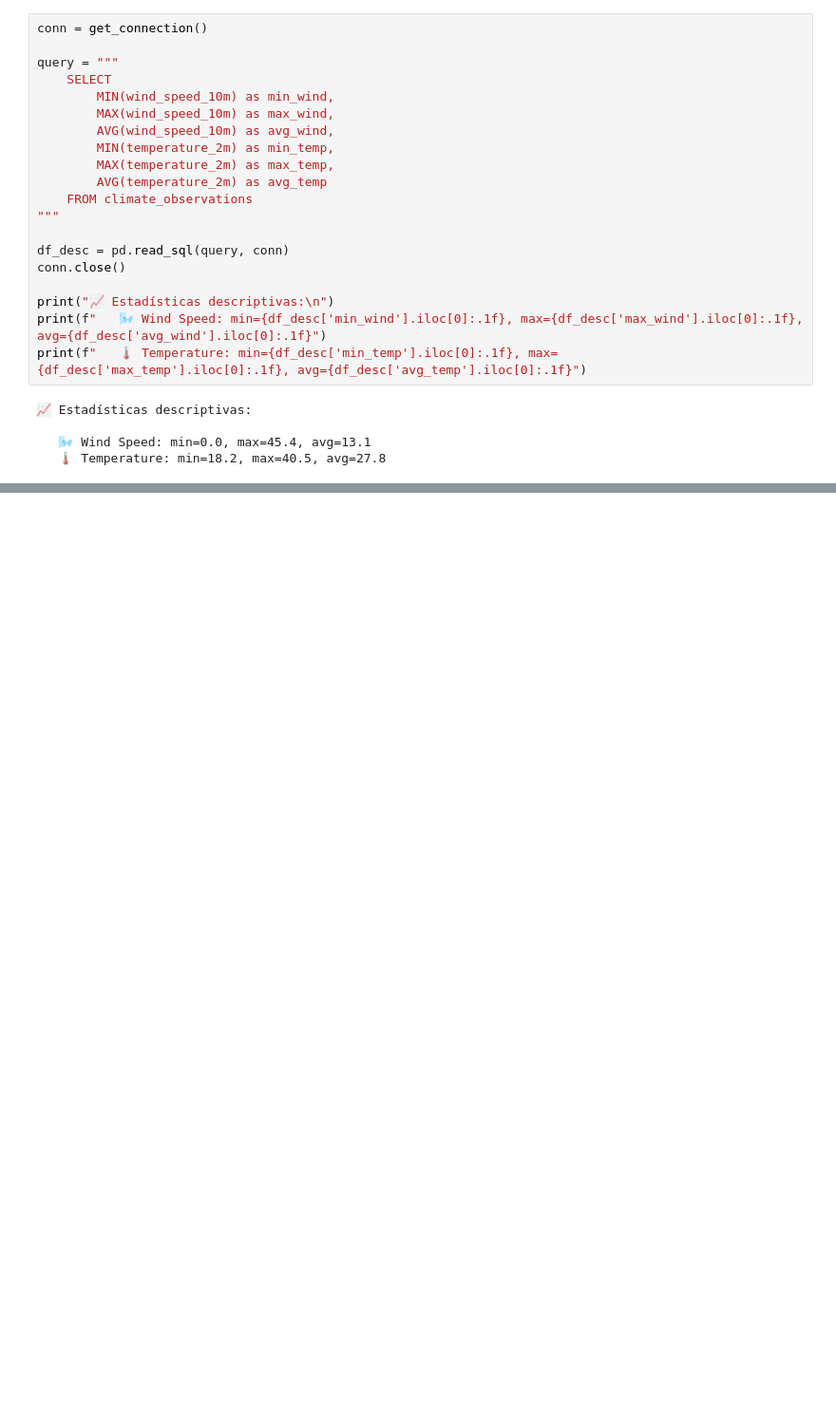
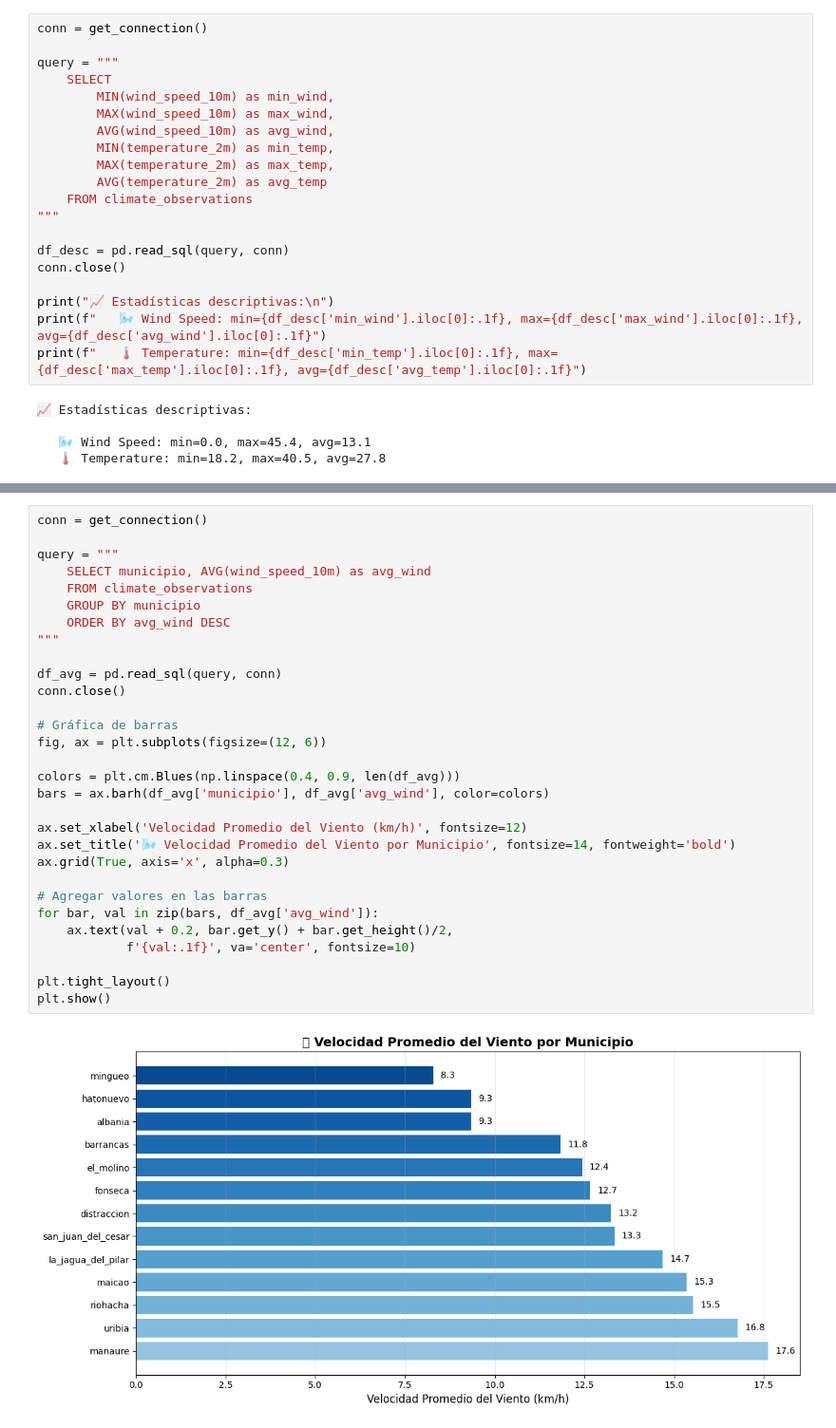
Before and after one commit to ealeongomez/GuajiraClimateAgents, a Jupyter notebook: notebooks/08_checkDB.ipynb, the cells around one changed output, grey strips where cells are left out. Shown at 95% size. Cells and saved outputs as stored; diff of their text form; blank space fills up the shorter version.

```diff
--- a/notebooks/08_checkDB.ipynb
+++ b/notebooks/08_checkDB.ipynb
@@ -197,0 +230,32 @@ print(f"   🌡️ Temperature: min={df_desc['min_temp'].iloc[0]:.1f}, max={df_d
+# %%
+conn = get_connection()
+
+query = """
+    SELECT municipio, AVG(wind_speed_10m) as avg_wind
+    FROM climate_observations
+    GROUP BY municipio
+    ORDER BY avg_wind DESC
+"""
+
+df_avg = pd.read_sql(query, conn)
+conn.close()
+
+# Gráfica de barras
+fig, ax = plt.subplots(figsize=(12, 6))
+
+colors = plt.cm.Blues(np.linspace(0.4, 0.9, len(df_avg)))
+bars = ax.barh(df_avg['municipio'], df_avg['avg_wind'], color=colors)
+
+ax.set_xlabel('Velocidad Promedio del Viento (km/h)', fontsize=12)
+ax.set_title('🌬️ Velocidad Promedio del Viento por Municipio', fontsize=14, fontweight='bold')
+ax.grid(True, axis='x', alpha=0.3)
+
+# Agregar valores en las barras
+for bar, val in zip(bars, df_avg['avg_wind']):
+    ax.text(val + 0.2, bar.get_y() + bar.get_height()/2,
+            f'{val:.1f}', va='center', fontsize=10)
+
+plt.tight_layout()
+plt.show()
+# %% [output]
+[figure, added]
```
Also changed, not shown: parts of 5 cells of this notebook.
